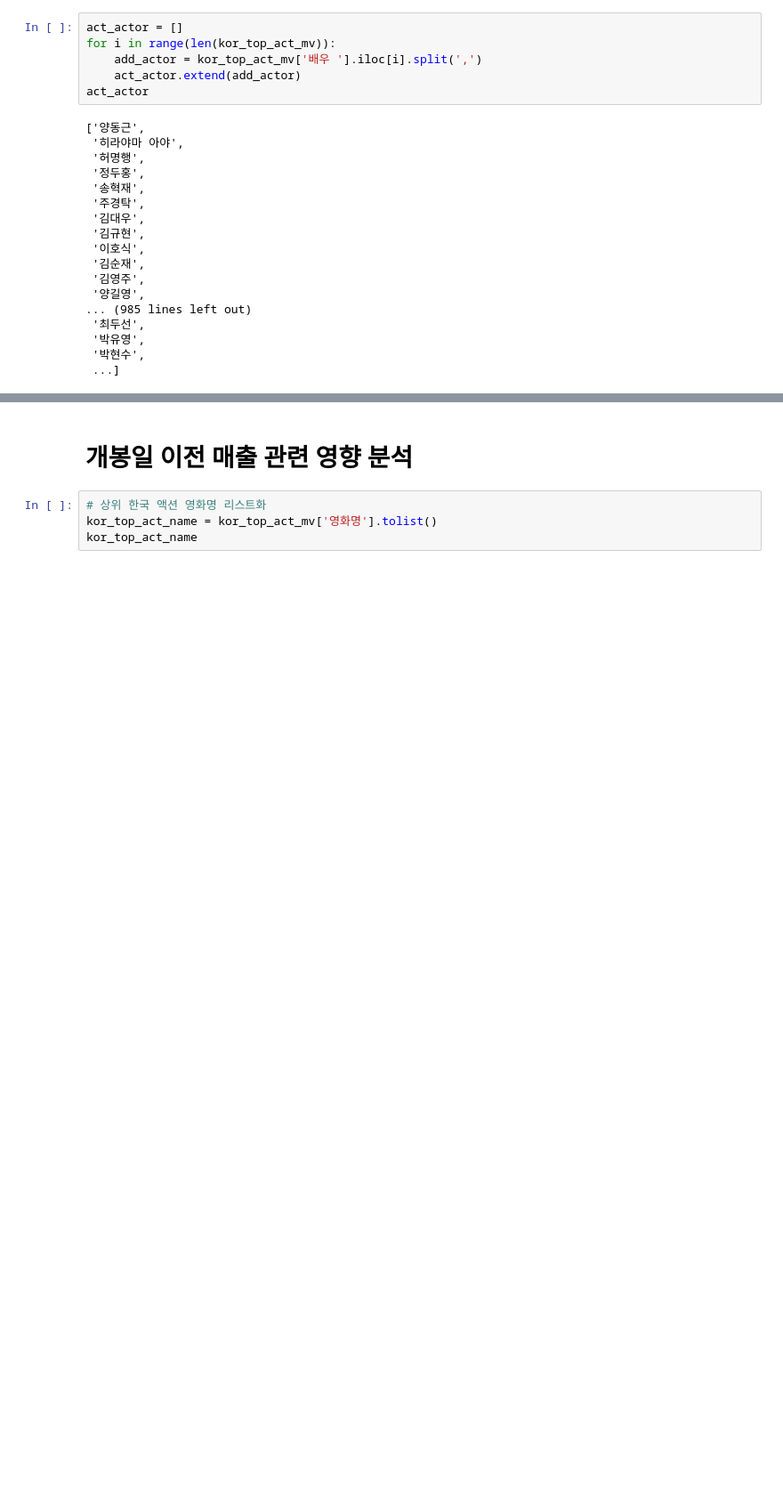
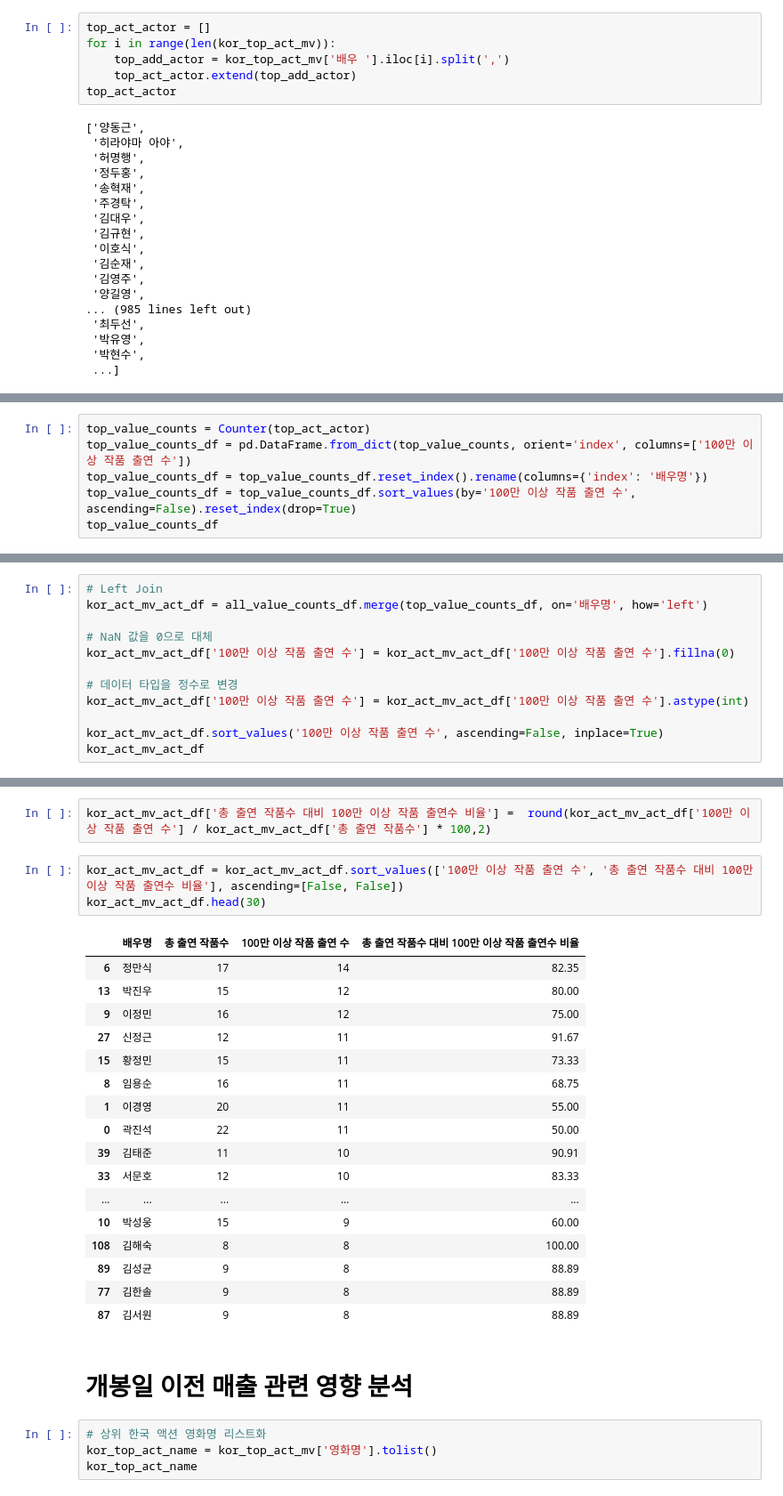
Before and after one commit to wonyounging/1_Project, a Jupyter notebook: 분석_액션영화 장르.ipynb, the cells around one changed output, grey strips where cells are left out. Shown at 89% size. Saved outputs shown, nothing was run; the diff lists cells and outputs as text; blank space fills up the shorter version.

```diff
--- a/분석_액션영화 장르.ipynb
+++ b/분석_액션영화 장르.ipynb
@@ -588,11 +681,11 @@ kor_act_mv_dir_df.head(20)
 # %% [markdown]
 # 상위 한국 액션 영화 배우
 # %%
-act_actor = []
+top_act_actor = []
 for i in range(len(kor_top_act_mv)):
-    add_actor = kor_top_act_mv['배우 '].iloc[i].split(',')
-    act_actor.extend(add_actor)
-act_actor
+    top_add_actor = kor_top_act_mv['배우 '].iloc[i].split(',')
+    top_act_actor.extend(top_add_actor)
+top_act_actor
 # %% [output]
 ['양동근',
  '히라야마 아야',
@@ -622,2 +714,8 @@ print(value_counts)
 # %% [output]
 Counter({'정만식': 14, '이정민': 12, '박진우': 12, '신정근': 11, '황정민': 11, '곽진석': 11, '이경영': 11, '임용순': 11, '조재윤': 10, '김태준': 10, '마동석': 10, '안성봉': 10, '서문호': 10, '박성웅': 9, '주석태': 9, '하정우': 9, '김병옥': 9, '신유람': 9 ...
+# %%
+top_value_counts = Counter(top_act_actor)
+top_value_counts_df = pd.DataFrame.from_dict(top_value_counts, orient='index', columns=['100만 이상 작품 출연 수'])
+top_value_counts_df = top_value_counts_df.reset_index().rename(columns={'index': '배우명'})
+top_value_counts_df = top_value_counts_df.sort_values(by='100만 이상 작품 출연 수', ascending=False).reset_index(drop=True)
+top_value_counts_df
@@ -623,0 +738,12 @@ Counter({'정만식': 14, '이정민': 12, '박진우': 12, '신정근': 11, '
+# %%
+# Left Join
+kor_act_mv_act_df = all_value_counts_df.merge(top_value_counts_df, on='배우명', how='left')
+
+# NaN 값을 0으로 대체
+kor_act_mv_act_df['100만 이상 작품 출연 수'] = kor_act_mv_act_df['100만 이상 작품 출연 수'].fillna(0)
+
+# 데이터 타입을 정수로 변경
+kor_act_mv_act_df['100만 이상 작품 출연 수'] = kor_act_mv_act_df['100만 이상 작품 출연 수'].astype(int)
+
+kor_act_mv_act_df.sort_values('100만 이상 작품 출연 수', ascending=False, inplace=True)
+kor_act_mv_act_df
@@ -624,3 +764,26 @@ Counter({'정만식': 14, '이정민': 12, '박진우': 12, '신정근': 11, '
+# %%
+kor_act_mv_act_df['총 출연 작품수 대비 100만 이상 작품 출연수 비율'] =  round(kor_act_mv_act_df['100만 이상 작품 출연 수'] / kor_act_mv_act_df['총 출연 작품수'] * 100,2)
+# %%
+kor_act_mv_act_df = kor_act_mv_act_df.sort_values(['100만 이상 작품 출연 수', '총 출연 작품수 대비 100만 이상 작품 출연수 비율'], ascending=[False, False])
+kor_act_mv_act_df.head(30)
+# %% [output]
+|  | 배우명 | 총 출연 작품수 | 100만 이상 작품 출연 수 | 총 출연 작품수 대비 100만 이상 작품 출연수 비율 |
+| 6 | 정만식 | 17 | 14 | 82.35 |
+| 13 | 박진우 | 15 | 12 | 80.00 |
+| 9 | 이정민 | 16 | 12 | 75.00 |
+| 27 | 신정근 | 12 | 11 | 91.67 |
+| 15 | 황정민 | 15 | 11 | 73.33 |
+| 8 | 임용순 | 16 | 11 | 68.75 |
+| 1 | 이경영 | 20 | 11 | 55.00 |
+| 0 | 곽진석 | 22 | 11 | 50.00 |
+| 39 | 김태준 | 11 | 10 | 90.91 |
+| 33 | 서문호 | 12 | 10 | 83.33 |
+| ... | ... | ... | ... | ... |
+| 10 | 박성웅 | 15 | 9 | 60.00 |
+| 108 | 김해숙 | 8 | 8 | 100.00 |
+| 89 | 김성균 | 9 | 8 | 88.89 |
+| 77 | 김한솔 | 9 | 8 | 88.89 |
+| 87 | 김서원 | 9 | 8 | 88.89 |
 # %% [markdown]
 # 개봉일 이전 매출 관련 영향 분석
 # %%
```
Also changed, not shown: parts of 64 cells of this notebook.
